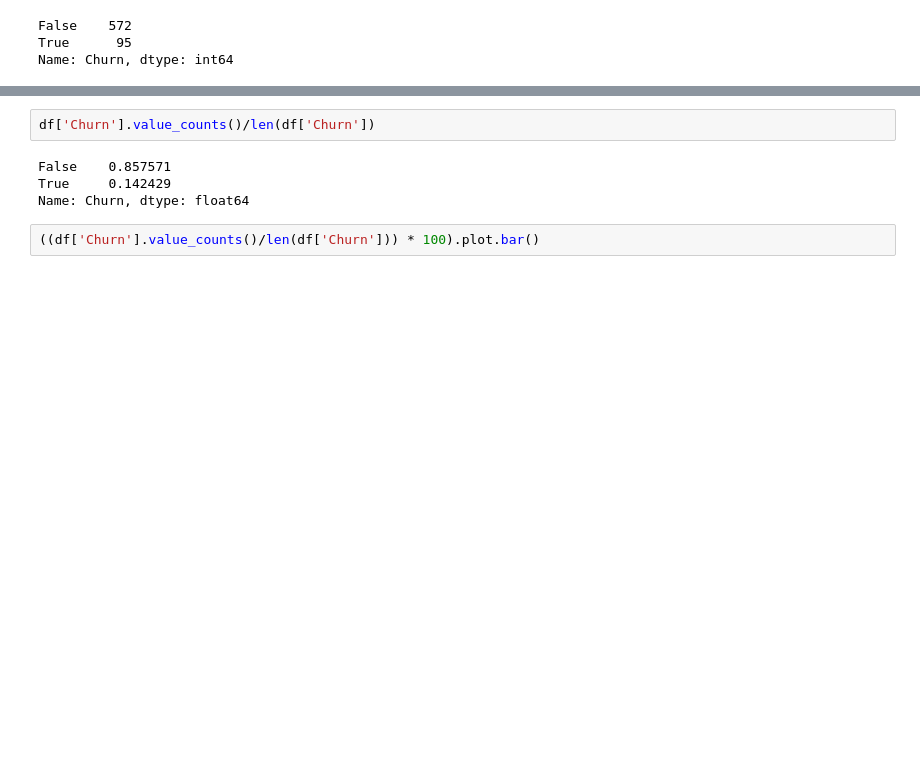
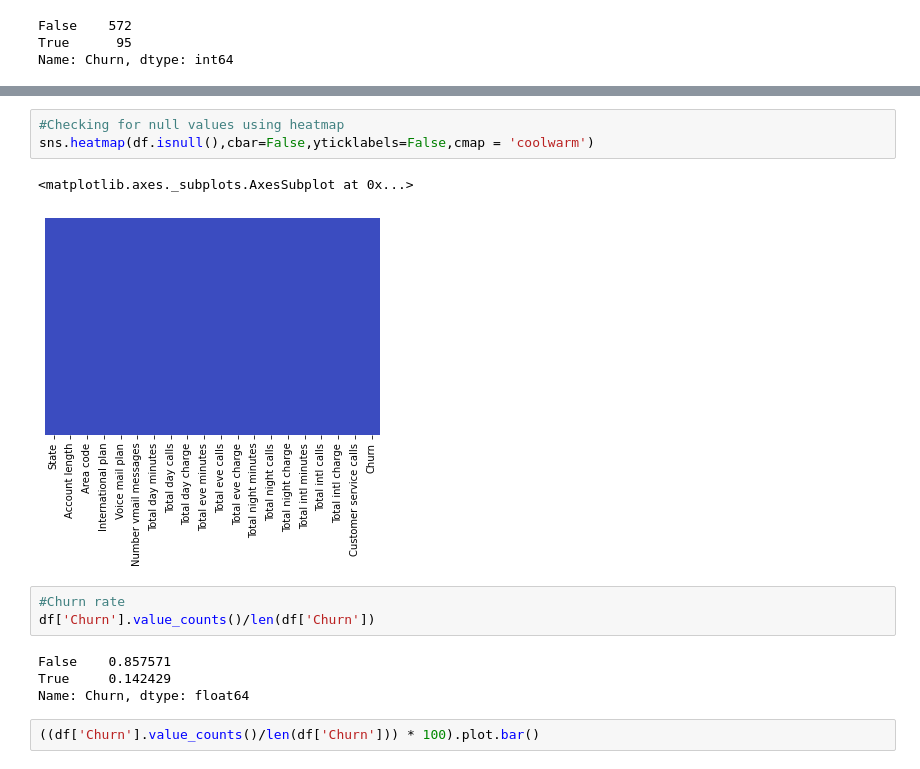
Before and after one commit to aparna-ks/EDA, a Jupyter notebook: EDA_TelecomChurn.ipynb, the cells around one changed output, grey strips where cells are left out. Saved outputs shown, nothing was run; the diff lists cells and outputs as text; blank space fills up the shorter version.

Commit message:
EDA on Telecom Churn Dataset

```diff
--- a/EDA_TelecomChurn.ipynb
+++ b/EDA_TelecomChurn.ipynb
@@ -120,4 +140,11 @@ Name: Churn, dtype: int64
+# %%
+#Checking for null values using heatmap
+sns.heatmap(df.isnull(),cbar=False,yticklabels=False,cmap = 'coolwarm')
+# %% [output]
+<matplotlib.axes._subplots.AxesSubplot at 0x...>
+[figure, added]
 # %%
+#Churn rate
 df['Churn'].value_counts()/len(df['Churn'])
 # %% [output]
 False    0.857571
```
Also changed, not shown: parts of 17 cells of this notebook.
